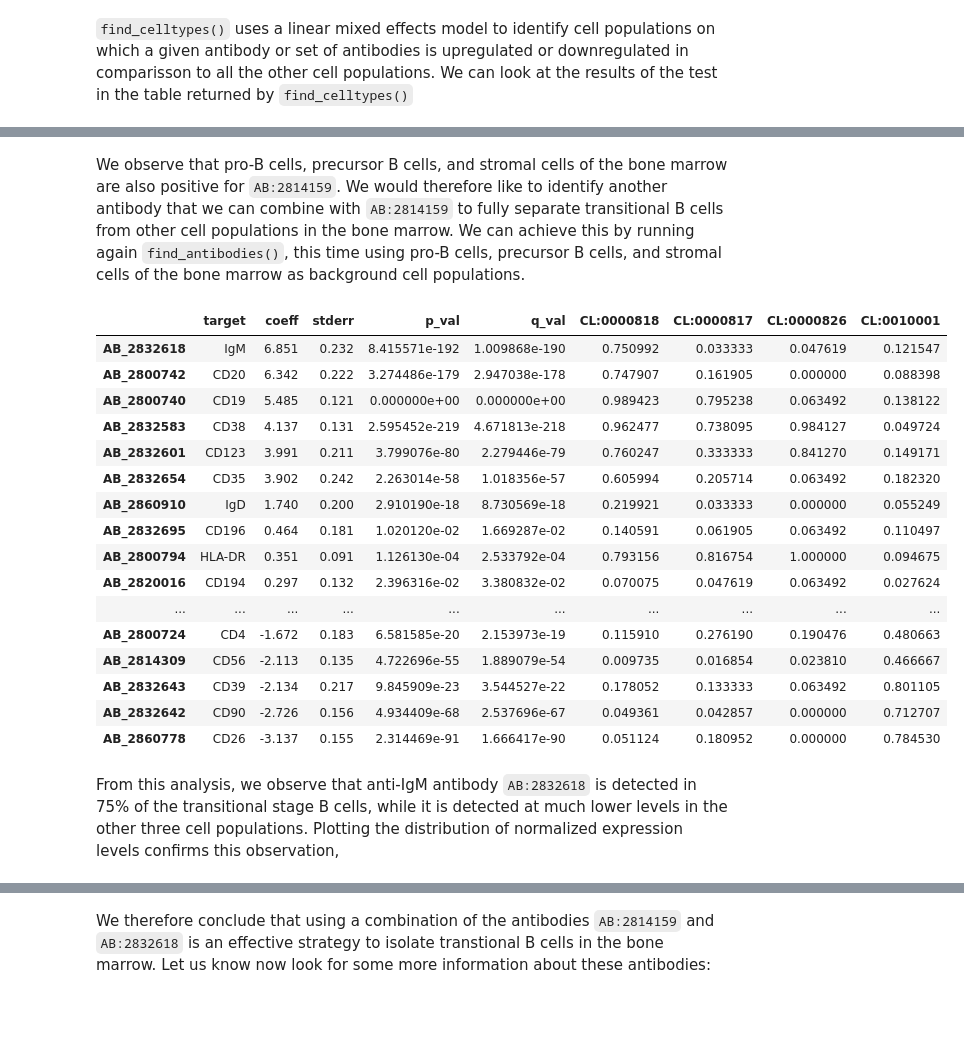
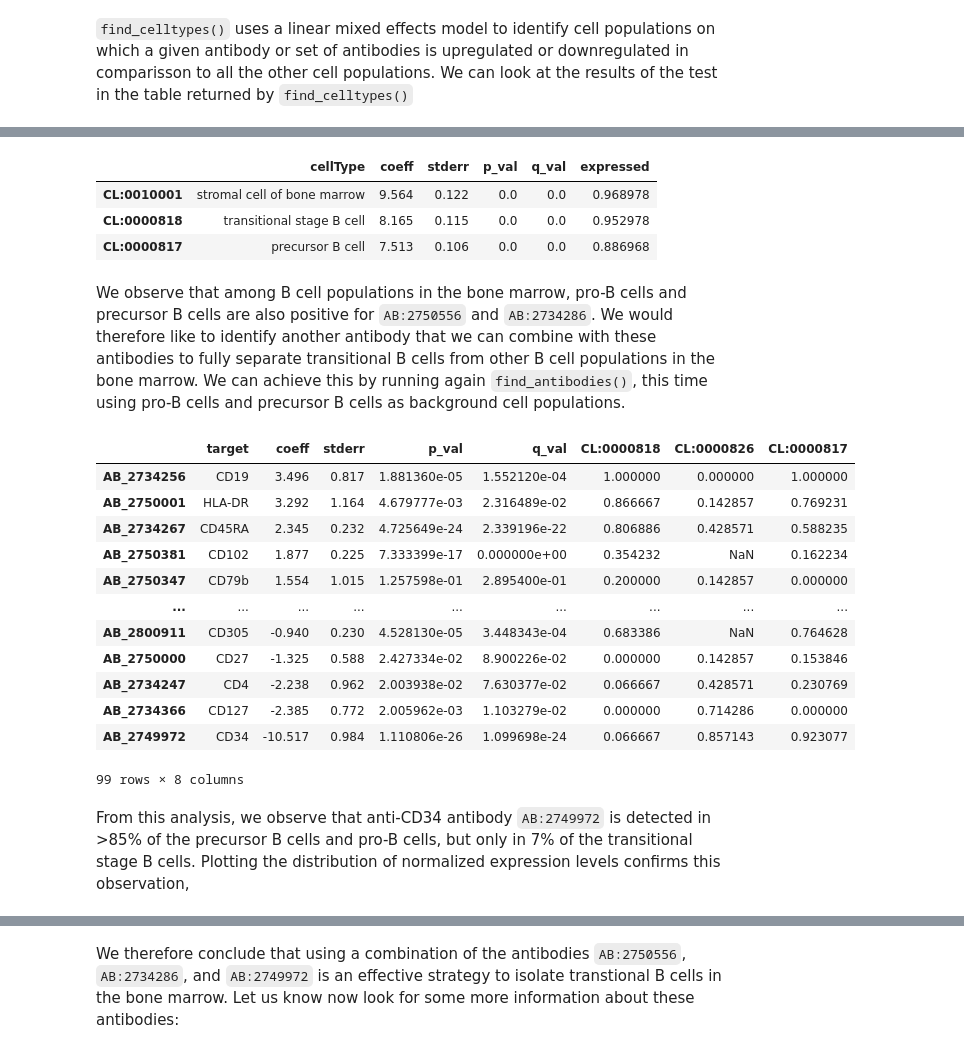
Before and after one commit to CamaraLab/ImmunoPheno, a Jupyter notebook: docs/notebooks/Example_1.ipynb, the cells around one changed output, grey strips where cells are left out. Drawn from its saved outputs; the diff is of its cells as text; code cells hidden in the pictures; blank space fills up the shorter version.

```diff
--- a/docs/notebooks/Example_1.ipynb
+++ b/docs/notebooks/Example_1.ipynb
@@ -10,7 +16,7 @@ from immunopheno.connect import ImmunoPhenoDB_Connect
 # %% [markdown]
 We first create an instance of `ImmunoPhenoDB_Connect` that will allows us to make queries to the ImmunoPheno database.
 # %%
-cxn = ImmunoPhenoDB_Connect("http://immunopheno.org")
+cxn = ImmunoPhenoDB_Connect("http://www.immunopheno.org")
 # %% [output]
 Loading necessary files...
 Connecting to database...
@@ -122,26 +134,29 @@ result_dict["AB_2814159"]
+# %%
+result_dict["AB_2734286"][result_dict["AB_2734286"]["expressed"]>0.8]
+# %% [output]
+|  | cellType | coeff | stderr | p_val | q_val | expressed |
+| CL:0010001 | stromal cell of bone marrow | 9.564 | 0.122 | 0.0 | 0.0 | 0.968978 |
+| CL:0000818 | transitional stage B cell | 8.165 | 0.115 | 0.0 | 0.0 | 0.952978 |
+| CL:0000817 | precursor B cell | 7.513 | 0.106 | 0.0 | 0.0 | 0.886968 |
 # %% [markdown]
-We observe that pro-B cells, precursor B cells, and stromal cells of the bone marrow are also positive for `AB:2814159`. We would therefore like to identify another antibody that we can combine with `AB:2814159` to fully separate transitional B cells from other cell populations in the bone marrow. We can achieve this by running again `find_antibodies()`, this time using pro-B cells, precursor B cells, and stromal cells of the bone marrow as background cell populations.
+We observe that among B cell populations in the bone marrow, pro-B cells and precursor B cells are also positive for `AB:2750556` and `AB:2734286`. We would therefore like to identify another antibody that we can combine with these antibodies to fully separate transitional B cells from other B cell populations in the bone marrow. We can achieve this by running again `find_antibodies()`, this time using pro-B cells and precursor B cells as background cell populations.
 # %%
-result_df1, plot_dict1 = cxn.find_antibodies(id_CLs=["CL:0000818"], background_id_CLs=["CL:0000817", "CL:0000826", "CL:0010001"], idBTO=["BTO:0000141"])
+result_df1, plot_dict1 = cxn.find_antibodies(id_CLs=["CL:0000818"], background_id_CLs=["CL:0000826", "CL:0000817"], idBTO=["BTO:0000141"])
 result_df1
 # %% [output]
-|  | target | coeff | stderr | p_val | q_val | CL:0000818 | CL:0000817 | CL:0000826 | CL:0010001 |
-| AB_2832618 | IgM | 6.851 | 0.232 | 8.415571e-192 | 1.009868e-190 | 0.750992 | 0.033333 | 0.047619 | 0.121547 |
-| AB_2800742 | CD20 | 6.342 | 0.222 | 3.274486e-179 | 2.947038e-178 | 0.747907 | 0.161905 | 0.000000 | 0.088398 |
-| AB_2800740 | CD19 | 5.485 | 0.121 | 0.000000e+00 | 0.000000e+00 | 0.989423 | 0.795238 | 0.063492 | 0.138122 |
-| AB_2832583 | CD38 | 4.137 | 0.131 | 2.595452e-219 | 4.671813e-218 | 0.962477 | 0.738095 | 0.984127 | 0.049724 |
-| AB_2832601 | CD123 | 3.991 | 0.211 | 3.799076e-80 | 2.279446e-79 | 0.760247 | 0.333333 | 0.841270 | 0.149171 |
-| AB_2832654 | CD35 | 3.902 | 0.242 | 2.263014e-58 | 1.018356e-57 | 0.605994 | 0.205714 | 0.063492 | 0.182320 |
-| AB_2860910 | IgD | 1.740 | 0.200 | 2.910190e-18 | 8.730569e-18 | 0.219921 | 0.033333 | 0.000000 | 0.055249 |
-| AB_2832695 | CD196 | 0.464 | 0.181 | 1.020120e-02 | 1.669287e-02 | 0.140591 | 0.061905 | 0.063492 | 0.110497 |
-| AB_2800794 | HLA-DR | 0.351 | 0.091 | 1.126130e-04 | 2.533792e-04 | 0.793156 | 0.816754 | 1.000000 | 0.094675 |
-| AB_2820016 | CD194 | 0.297 | 0.132 | 2.396316e-02 | 3.380832e-02 | 0.070075 | 0.047619 | 0.063492 | 0.027624 |
-| ... | ... | ... | ... | ... | ... | ... | ... | ... | ... |
-| AB_2800724 | CD4 | -1.672 | 0.183 | 6.581585e-20 | 2.153973e-19 | 0.115910 | 0.276190 | 0.190476 | 0.480663 |
-| AB_2814309 | CD56 | -2.113 | 0.135 | 4.722696e-55 | 1.889079e-54 | 0.009735 | 0.016854 | 0.023810 | 0.466667 |
-| AB_2832643 | CD39 | -2.134 | 0.217 | 9.845909e-23 | 3.544527e-22 | 0.178052 | 0.133333 | 0.063492 | 0.801105 |
-| AB_2832642 | CD90 | -2.726 | 0.156 | 4.934409e-68 | 2.537696e-67 | 0.049361 | 0.042857 | 0.000000 | 0.712707 |
-| AB_2860778 | CD26 | -3.137 | 0.155 | 2.314469e-91 | 1.666417e-90 | 0.051124 | 0.180952 | 0.000000 | 0.784530 |
+|  | target | coeff | stderr | p_val | q_val | CL:0000818 | CL:0000826 | CL:0000817 |
+| AB_2734256 | CD19 | 3.496 | 0.817 | 1.881360e-05 | 1.552120e-04 | 1.000000 | 0.000000 | 1.000000 |
+| AB_2750001 | HLA-DR | 3.292 | 1.164 | 4.679777e-03 | 2.316489e-02 | 0.866667 | 0.142857 | 0.769231 |
+| AB_2734267 | CD45RA | 2.345 | 0.232 | 4.725649e-24 | 2.339196e-22 | 0.806886 | 0.428571 | 0.588235 |
+| AB_2750381 | CD102 | 1.877 | 0.225 | 7.333399e-17 | 0.000000e+00 | 0.354232 | NaN | 0.162234 |
+| AB_2750347 | CD79b | 1.554 | 1.015 | 1.257598e-01 | 2.895400e-01 | 0.200000 | 0.142857 | 0.000000 |
+| ... | ... | ... | ... | ... | ... | ... | ... | ... |
+| AB_2800911 | CD305 | -0.940 | 0.230 | 4.528130e-05 | 3.448343e-04 | 0.683386 | NaN | 0.764628 |
+| AB_2750000 | CD27 | -1.325 | 0.588 | 2.427334e-02 | 8.900226e-02 | 0.000000 | 0.142857 | 0.153846 |
+| AB_2734247 | CD4 | -2.238 | 0.962 | 2.003938e-02 | 7.630377e-02 | 0.066667 | 0.428571 | 0.230769 |
+| AB_2734366 | CD127 | -2.385 | 0.772 | 2.005962e-03 | 1.103279e-02 | 0.000000 | 0.714286 | 0.000000 |
+| AB_2749972 | CD34 | -10.517 | 0.984 | 1.110806e-26 | 1.099698e-24 | 0.066667 | 0.857143 | 0.923077 |
+99 rows × 8 columns
 # %% [markdown]
-From this analysis, we observe that anti-IgM antibody `AB:2832618` is detected in 75% of the transitional stage B cells, while it is detected at much lower levels in the other three cell populations. Plotting the distribution of normalized expression levels confirms this observation,
+From this analysis, we observe that anti-CD34 antibody `AB:2749972` is detected in >85% of the precursor B cells and pro-B cells, but only in 7% of the transitional stage B cells. Plotting the distribution of normalized expression levels confirms this observation,
 # %%
@@ -150,5 +165,5 @@ plot_dict_ct["AB_2832618"]
 # %% [output]
 [interactive output not drawn]
 # %% [markdown]
-We therefore conclude that using a combination of the antibodies `AB:2814159` and `AB:2832618` is an effective strategy to isolate transtional B cells in the bone marrow. Let us know now look for some more information about these antibodies:
+We therefore conclude that using a combination of the antibodies `AB:2750556`, `AB:2734286`, and `AB:2749972` is an effective strategy to isolate transtional B cells in the bone marrow. Let us know now look for some more information about these antibodies:
 # %%
```
Also changed, not shown: parts of 27 cells of this notebook.
